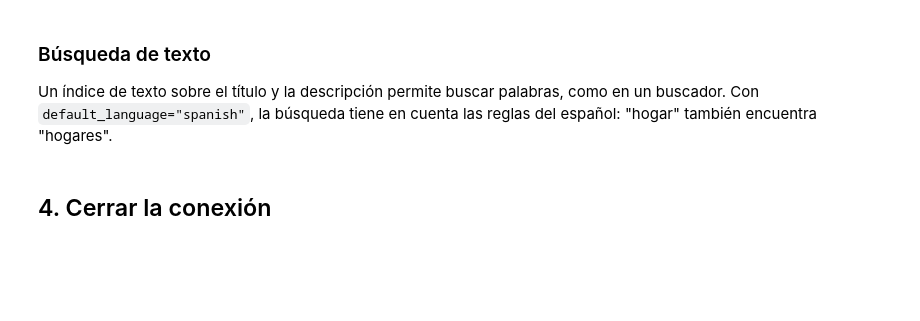
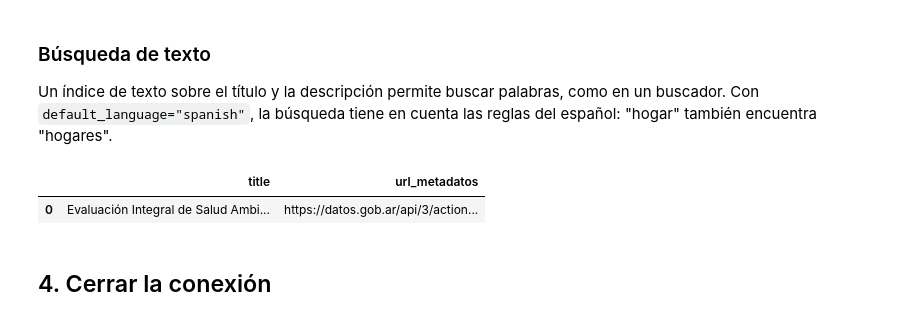
Before and after one commit to jumafernandez/modelado-gestion-datos-untref, a Jupyter notebook: codigo/python_catalogo_mongodb.ipynb, the cells around one changed output. Drawn from its saved outputs; the diff is of its cells as text; code cells hidden in the pictures; blank space fills up the shorter version.

```diff
--- a/codigo/python_catalogo_mongodb.ipynb
+++ b/codigo/python_catalogo_mongodb.ipynb
@@ -50,5 +69,5 @@ Nos conectamos a la base del curso en Atlas. Antes de ejecutar la celda hay que
 !pip install -q pymongo
 from pymongo import MongoClient, UpdateOne
 
-cliente = MongoClient("mongodb+srv://alumno:CLAVE@cluster0.9poaplc.mongodb.net/")
+cliente = MongoClient("mongodb+srv://alumno:py55x4fa@cluster0.9poaplc.mongodb.net/")
 catalogo = cliente["datos-abiertos"]["catalogo"]
@@ -123,11 +195,23 @@ pd.DataFrame(formatos, columns=["formato", "recursos"])
 
 Un índice de texto sobre el título y la descripción permite buscar palabras, como en un buscador. Con `default_language="spanish"`, la búsqueda tiene en cuenta las reglas del español: "hogar" también encuentra "hogares".
 # %%
-catalogo.create_index([("title", "text"), ("notes", "text")], default_language="spanish")
+from pymongo.errors import OperationFailure
+
+# Borramos el índice existente si hay conflicto de opciones
+try:
+    catalogo.drop_index("title_text_notes_text")
+except OperationFailure:
+    pass
+
+# Usamos un campo inexistente para 'language_override' de modo que ignore el campo 'language' real
+catalogo.create_index([("title", "text"), ("notes", "text")], default_language="spanish", language_override="idioma_inexistente")
 
 resultados = catalogo.find({"$text": {"$search": "hogar"}},
                            {"_id": 0, "title": 1, "url_metadatos": 1})
 pd.DataFrame(resultados)
+# %% [output]
+|  | title | url_metadatos |
+| 0 | Evaluación Integral de Salud Ambi... | https://datos.gob.ar/api/3/action... |
 # %% [markdown]
 ## 4. Cerrar la conexión
 # %%
```
Also changed, not shown: parts of 7 cells of this notebook.
